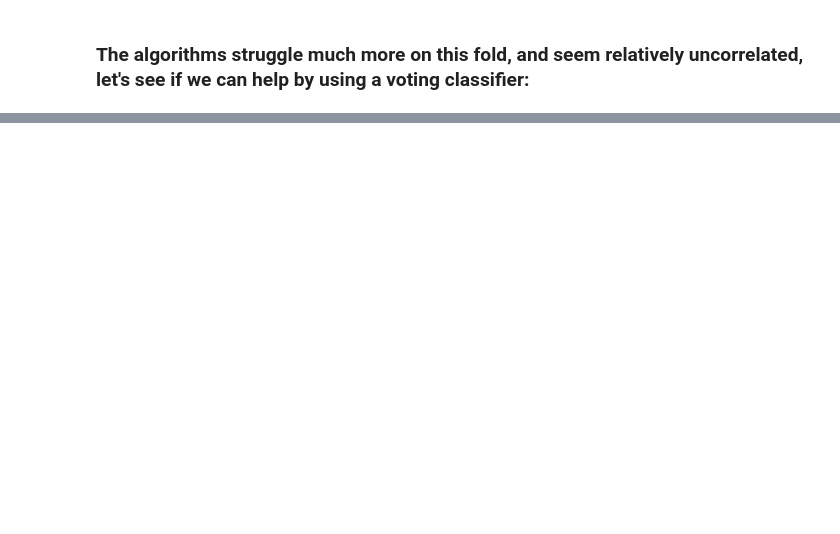
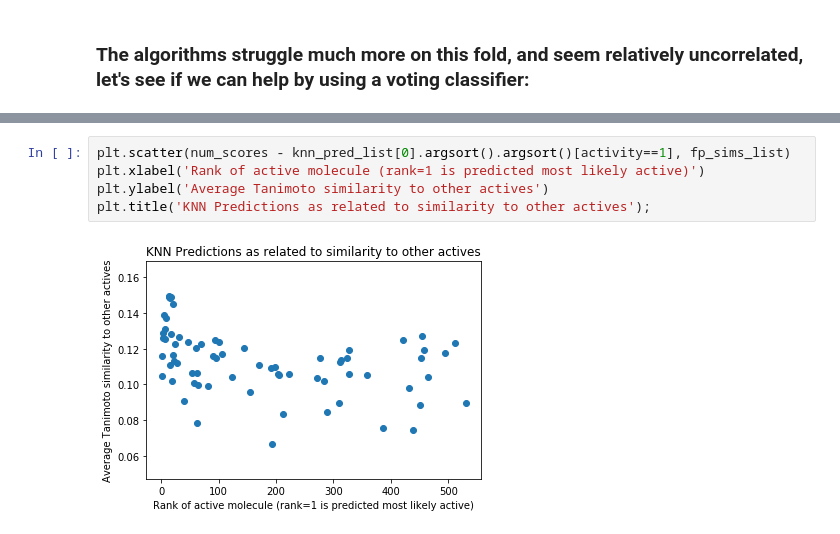
Before and after one commit to mc-robinson/RMD_colab_notebooks, a Jupyter notebook: HERG_colab.ipynb, the cells around one changed output, grey strips where cells are left out. Saved outputs shown, nothing was run; the diff lists cells and outputs as text; blank space fills up the shorter version.

```diff
--- a/HERG_colab.ipynb
+++ b/HERG_colab.ipynb
@@ -643,0 +699,7 @@ roc_auc_score(y_test_list[-1], vote_pred)
+# %%
+plt.scatter(num_scores - knn_pred_list[0].argsort().argsort()[activity==1], fp_sims_list)
+plt.xlabel('Rank of active molecule (rank=1 is predicted most likely active)')
+plt.ylabel('Average Tanimoto similarity to other actives')
+plt.title('KNN Predictions as related to similarity to other actives');
+# %% [output]
+[figure, added]
```
Also changed, not shown: parts of 24 cells of this notebook.
